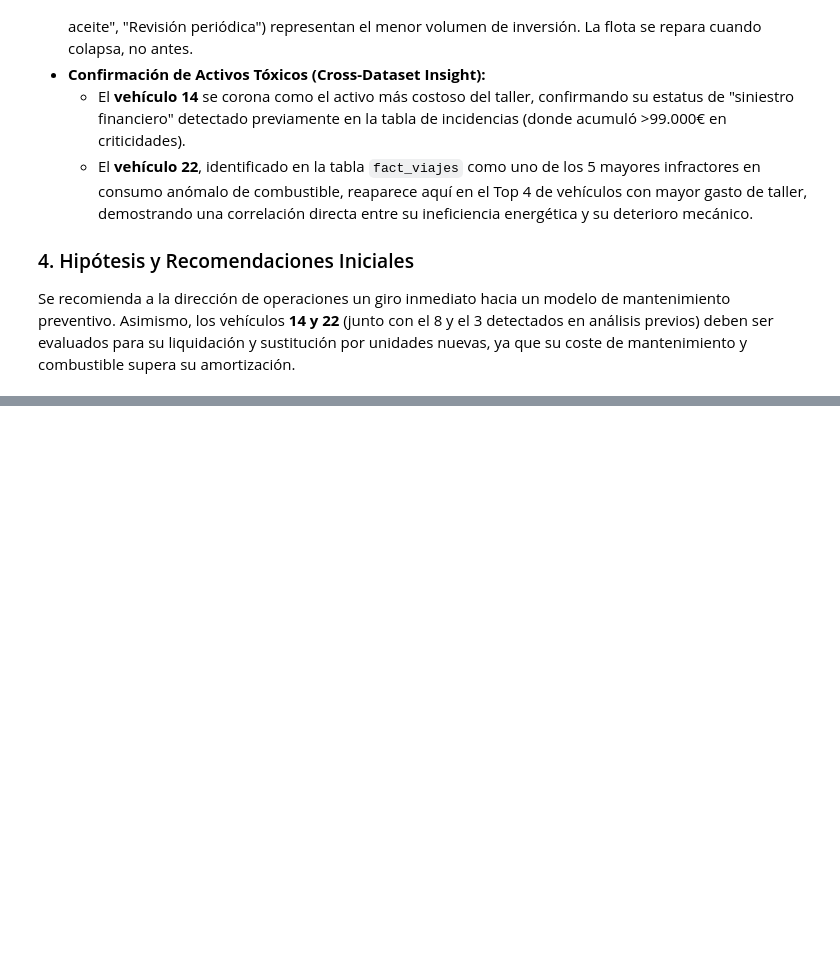
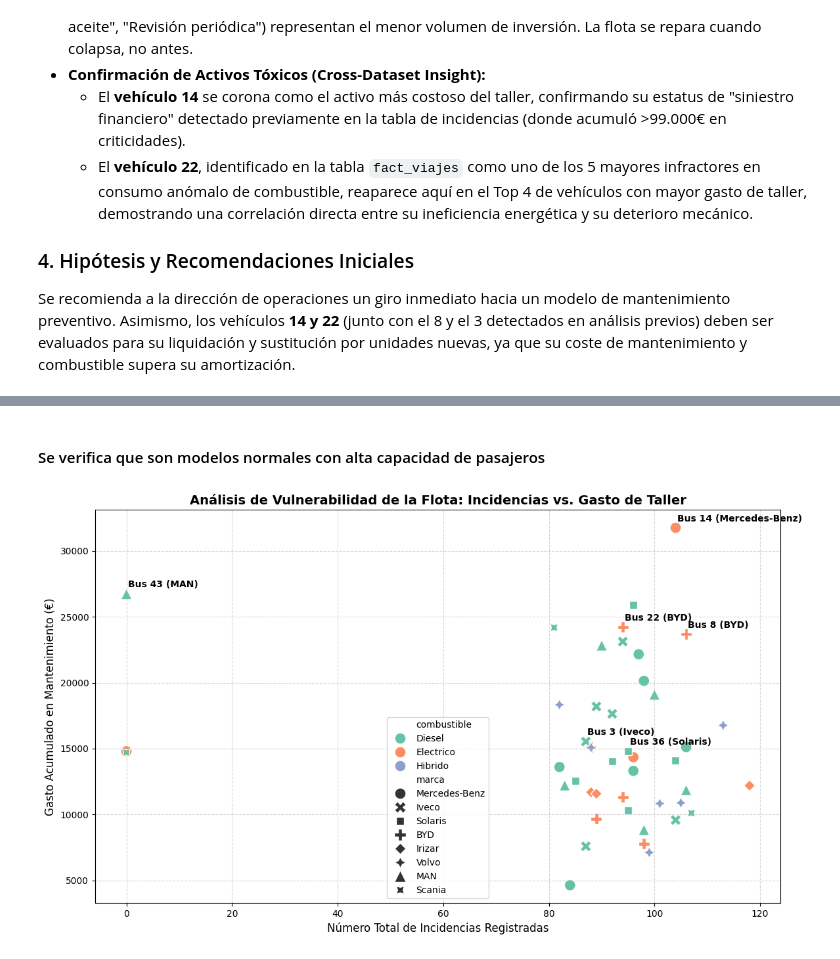
Before and after one commit to databaandsc/MetroBus_Analytics, a Jupyter notebook: 01_eda.ipynb, the cells around one changed output, grey strips where cells are left out. Saved outputs shown, nothing was run; the diff lists cells and outputs as text; code cells hidden in the pictures; blank space fills up the shorter version.

```diff
--- a/01_eda.ipynb
+++ b/01_eda.ipynb
@@ -1074,0 +1317,56 @@ Se recomienda a la dirección de operaciones un giro inmediato hacia un modelo d
+# %% [markdown]
+#### Se verifica que son modelos normales con alta capacidad de pasajeros
+# %%
+
+# --- 1. PREPARACIÓN DE LAS MÉTRICAS DE HECHOS ---
+# Agrupamos el coste total de taller por vehículo
+gasto_taller = df_mantenimiento.groupby('vehiculo_id')['coste_eur'].sum().rename('gasto_total_taller')
+
+# Agrupamos la frecuencia de incidencias por vehículo
+frecuencia_incidencias = df_incidencias.groupby('vehiculo_id').size().rename('total_incidencias')
+
+# --- 2. CRUCE CON LA TABLA DE DIMENSIONES (dim_vehiculo) ---
+# Unimos las métricas al catálogo de vehículos usando el ID como llave
+df_analisis_flota = df_vehiculos.merge(gasto_taller, on='vehiculo_id', how='left')
+df_analisis_flota = df_analisis_flota.merge(frecuencia_incidencias, on='vehiculo_id', how='left')
+
+# Rellenamos con 0 los vehículos que no hayan pisado el taller o tenido incidencias
+df_analisis_flota['gasto_total_taller'] = df_analisis_flota['gasto_total_taller'].fillna(0)
+df_analisis_flota['total_incidencias'] = df_analisis_flota['total_incidencias'].fillna(0)
+
+# --- 3. CREACIÓN DEL GRÁFICO DE CORRELACIÓN MULTIVARIABLE ---
+plt.figure(figsize=(12, 7))
+
+sns.scatterplot(
+    data=df_analisis_flota,
+    x='total_incidencias',
+    y='gasto_total_taller',
+    hue='combustible',          # El color lo asociamos al tipo de motor (Diesel, Eléctrico, Híbrido)
+    style='marca',              # La forma del punto lo asociamos según la marca (MAN, Mercedes, etc.)
+    s=150,
+    palette='Set2'
+)
+
+# Etiquetamos en el gráfico a los candidatos
+candidatos = [3, 8, 14, 22, 36, 43]
+for idx, row in df_analisis_flota.iterrows():
+    if row['vehiculo_id'] in candidatos:
+        plt.text(
+            row['total_incidencias'] + 0.3,
+            row['gasto_total_taller'] + 500,
+            f"Bus {int(row['vehiculo_id'])} ({row['marca']})",
+            horizontalalignment='left',
+            size='medium',
+            color='black',
+            weight='semibold'
+        )
+
+plt.title('Análisis de Vulnerabilidad de la Flota: Incidencias vs. Gasto de Taller', fontsize=14, fontweight='bold')
+plt.xlabel('Número Total de Incidencias Registradas', fontsize=12)
+plt.ylabel('Gasto Acumulado en Mantenimiento (€)', fontsize=12)
+plt.grid(True, linestyle='--', alpha=0.5)
+
+plt.tight_layout()
+plt.show()
+# %% [output]
+[figure, added]
```
Also changed, not shown: parts of 29 cells of this notebook.
